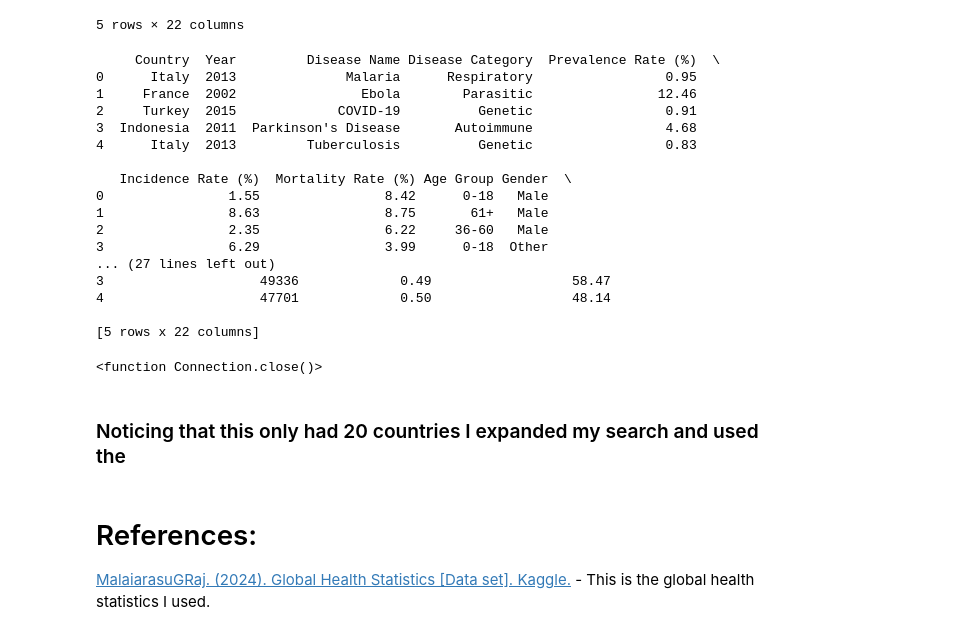
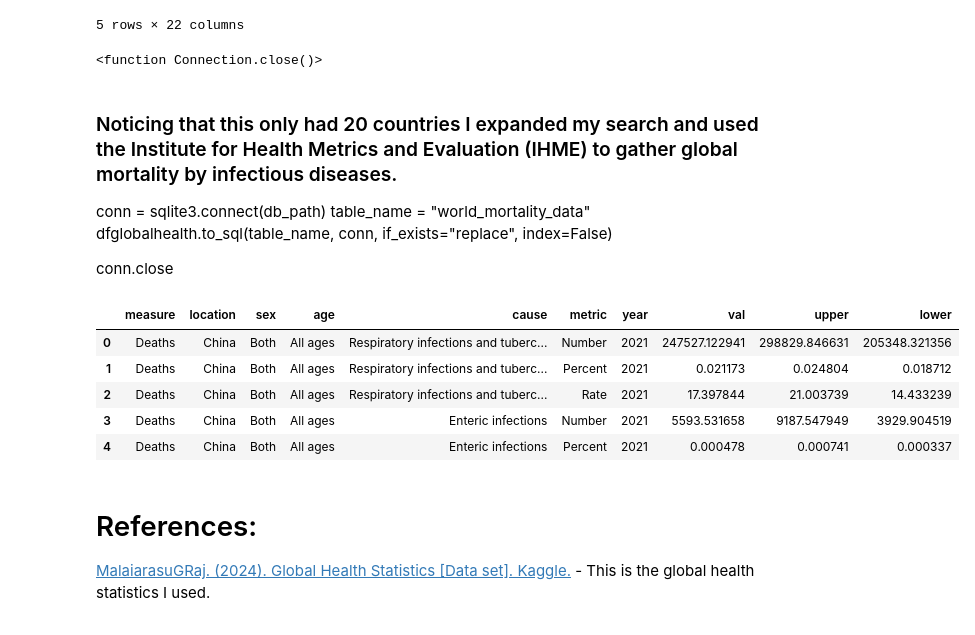
Before and after one commit to AndreHoarau/pfda_bigproject_AndreHoarau_Final, a Jupyter notebook: pfda_bigproject.ipynb, the cells around one changed output. Saved outputs shown, nothing was run; the diff lists cells and outputs as text; code cells hidden in the pictures.

Commit message:
managed to sort large file issues and database issues

```diff
--- a/pfda_bigproject.ipynb
+++ b/pfda_bigproject.ipynb
@@ -47,7 +47,7 @@ dfglobalhealth.head()
 5 rows × 22 columns
 # %%
 # Create a database file for efficient use of the data.
-db_path = "my_database.db"  # Path to your SQLite database file
+db_path = "../pfda_projectdata/my_database.db"  # Path to your SQLite database file
 conn = sqlite3.connect(db_path)
 table_name = "country_health_data"
 dfglobalhealth.to_sql(table_name, conn, if_exists="replace", index=False)
@@ -55,24 +55,7 @@ dfglobalhealth.to_sql(table_name, conn, if_exists="replace", index=False)
 
 conn.close
 # %% [output]
-     Country  Year         Disease Name Disease Category  Prevalence Rate (%)  \
-0      Italy  2013              Malaria      Respiratory                 0.95
-1     France  2002                Ebola        Parasitic                12.46
-2     Turkey  2015             COVID-19          Genetic                 0.91
-3  Indonesia  2011  Parkinson's Disease       Autoimmune                 4.68
-4      Italy  2013         Tuberculosis          Genetic                 0.83
-
-   Incidence Rate (%)  Mortality Rate (%) Age Group Gender  \
-0                1.55                8.42      0-18   Male
-1                8.63                8.75       61+   Male
-2                2.35                6.22     36-60   Male
-3                6.29                3.99      0-18  Other
-... (27 lines left out)
-3                    49336             0.49                  58.47
-4                    47701             0.50                  48.14
-
-[5 rows x 22 columns]
+<function Connection.close()>
-<function Connection.close()>
 # %%
 conn = sqlite3.connect(db_path)
 
@@ -101,7 +84,26 @@ fig.update_layout(geo=dict(showframe=False, showcoastlines=True))
 fig.show()
 conn.close()
 # %% [markdown]
-### Noticing that this only had 20 countries I expanded my search and used the
+### Noticing that this only had 20 countries I expanded my search and used the Institute for Health Metrics and Evaluation (IHME) to gather global mortality by infectious diseases.
+
+conn = sqlite3.connect(db_path)
+table_name = "world_mortality_data"
+dfglobalhealth.to_sql(table_name, conn, if_exists="replace", index=False)
+
+
+conn.close
+# %%
+# Read in our second data set
+filepath2 = "../pfda_projectdata/ihmemortalitydata.zip"
+mortalitydata = pd.read_csv(filepath2, compression='zip' )
+mortalitydata.head()
+# %% [output]
+|  | measure | location | sex | age | cause | metric | year | val | upper | lower |
+| 0 | Deaths | China | Both | All ages | Respiratory infections and tuberc... | Number | 2021 | 247527.122941 | 298829.846631 | 205348.321356 |
+| 1 | Deaths | China | Both | All ages | Respiratory infections and tuberc... | Percent | 2021 | 0.021173 | 0.024804 | 0.018712 |
+| 2 | Deaths | China | Both | All ages | Respiratory infections and tuberc... | Rate | 2021 | 17.397844 | 21.003739 | 14.433239 |
+| 3 | Deaths | China | Both | All ages | Enteric infections | Number | 2021 | 5593.531658 | 9187.547949 | 3929.904519 |
+| 4 | Deaths | China | Both | All ages | Enteric infections | Percent | 2021 | 0.000478 | 0.000741 | 0.000337 |
 # %% [markdown]
 # References:
 [MalaiarasuGRaj. (2024). Global Health Statistics [Data set]. Kaggle.](https://doi.org/10.34740/KAGGLE/DSV/10028650) - This is the global health statistics I used.
```
Also changed, not shown: parts of 1 cell of this notebook, 1 other file.
